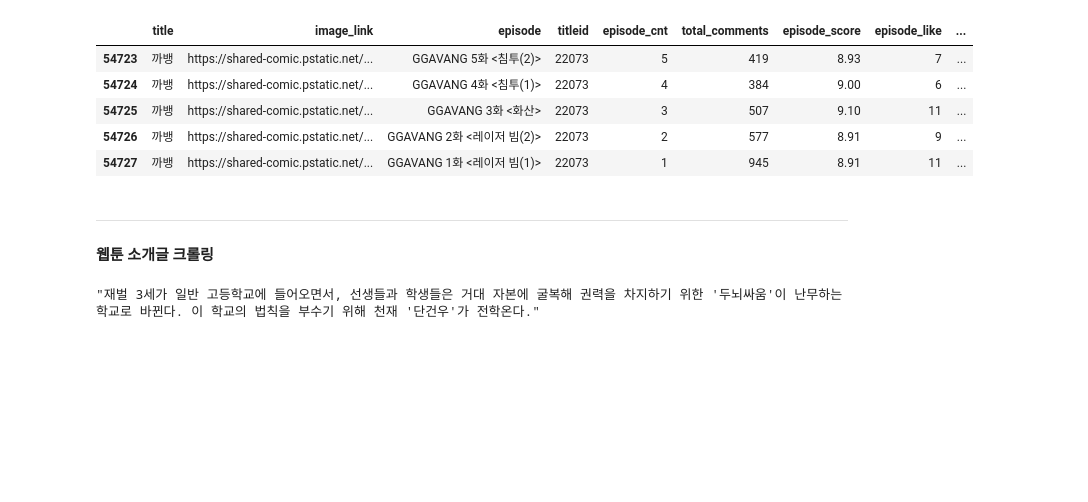
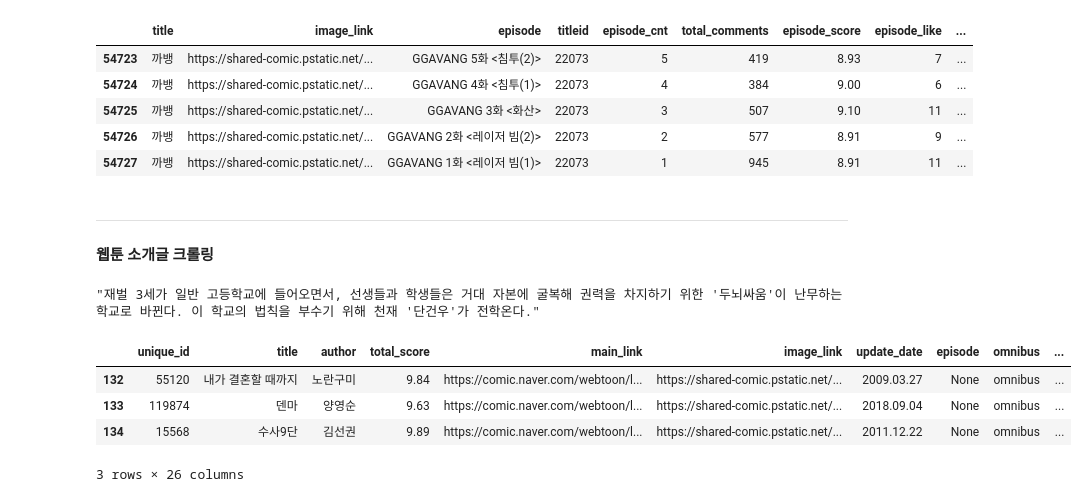
Before and after one commit to brightscannon/Webtoon_recommand_system, a Jupyter notebook: Crawling_test2_Juno.ipynb, the cells around one changed output. Cells and saved outputs as stored; diff of their text form; code cells hidden in the pictures; blank space fills up the shorter version.

```diff
--- a/Crawling_test2_Juno.ipynb
+++ b/Crawling_test2_Juno.ipynb
@@ -773,0 +777,8 @@ dom.select_one("#content > div.comicinfo > div.detail > p").text
+# %%
+info.loc[132:134, :]
+# %% [output]
+|  | unique_id | title | author | total_score | main_link | image_link | update_date | episode | omnibus | ... |
+| 132 | 55120 | 내가 결혼할 때까지 | 노란구미 | 9.84 | https://comic.naver.com/webtoon/l... | https://shared-comic.pstatic.net/... | 2009.03.27 | None | omnibus | ... |
+| 133 | 119874 | 덴마 | 양영순 | 9.63 | https://comic.naver.com/webtoon/l... | https://shared-comic.pstatic.net/... | 2018.09.04 | None | omnibus | ... |
+| 134 | 15568 | 수사9단 | 김선권 | 9.89 | https://comic.naver.com/webtoon/l... | https://shared-comic.pstatic.net/... | 2011.12.22 | None | omnibus | ... |
+3 rows × 26 columns
```
Also changed, not shown: parts of 31 cells of this notebook.
